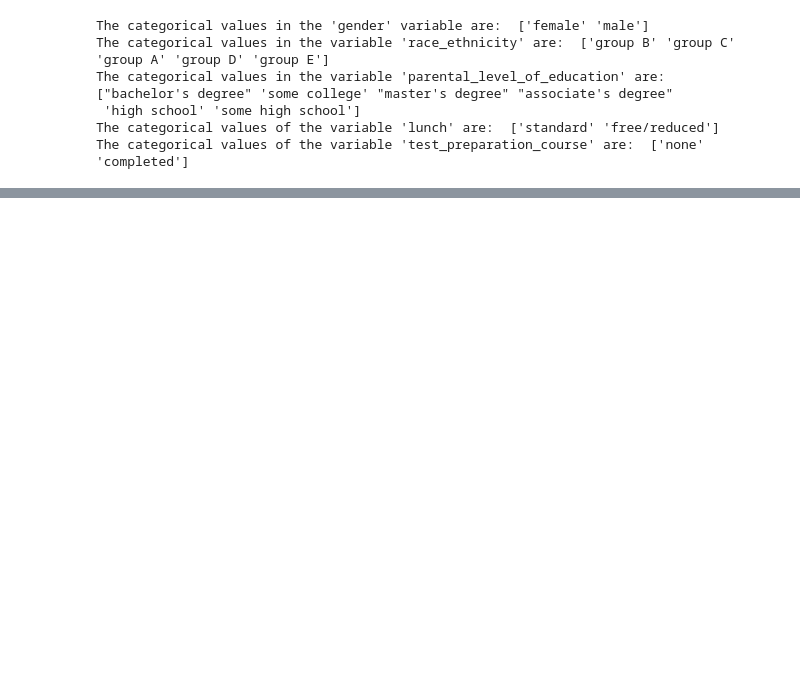
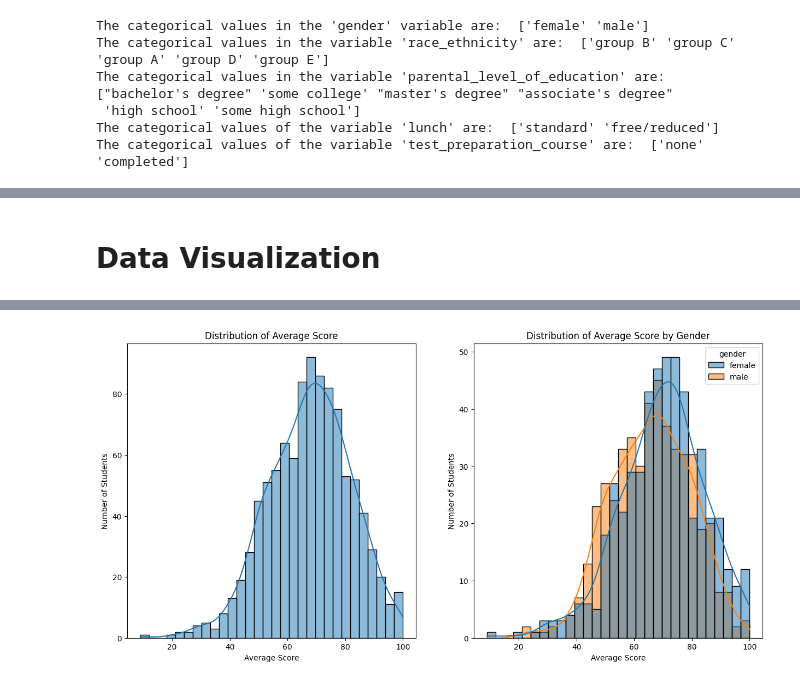
Before and after one commit to yomnaSalamaa/Student-Performance-Indicator, a Jupyter notebook: notebook/EDA_student_performance.ipynb, the cells around one changed output, grey strips where cells are left out. Drawn from its saved outputs; the diff is of its cells as text; code cells hidden in the pictures; blank space fills up the shorter version.

Commit message:
Update setup.py and EDA notebook

```diff
--- a/notebook/EDA_student_performance.ipynb
+++ b/notebook/EDA_student_performance.ipynb
@@ -7,7 +6,7 @@ import seaborn as sns
 import warnings
 warnings.filterwarnings("ignore")
 # %%
-df = pd.read_csv(r"D:\mlproject\notebook\data\stud.csv")
+df = pd.read_csv(r"D:\Student Preformance Indicator\notebook\data\stud.csv")
 # %%
 df.shape
 # %% [output]
@@ -130,5 +133,22 @@ df.head()
 | 2 | female | group B | master's degree | standard | none | 90 | ... |
 | 3 | male | group A | associate's degree | free/reduced | none | 47 | ... |
 | 4 | male | group C | some college | standard | none | 76 | ... |
+# %% [markdown]
+# Data Visualization
 # %%
+plt.figure(figsize=(15,7))
+
+plt.subplot(1,2,1)
+sns.histplot(data = df, x = "average_score", kde = True, bins = 30)
+plt.title("Distribution of Average Score")
+plt.xlabel("Average Score")
+plt.ylabel("Number of Students")
+
+plt.subplot(1,2,2)
+sns.histplot(data =  df, x = "average_score", kde = True, bins = 30, hue = "gender")
+plt.title("Distribution of Average Score by Gender")
+plt.xlabel("Average Score")
+plt.ylabel("Number of Students")
+
+plt.show()
 # %% [output]
@@ -140,0 +155 @@ df.head()
+[figure, added]
```
Also changed, not shown: parts of 14 cells of this notebook, 1 other file.
